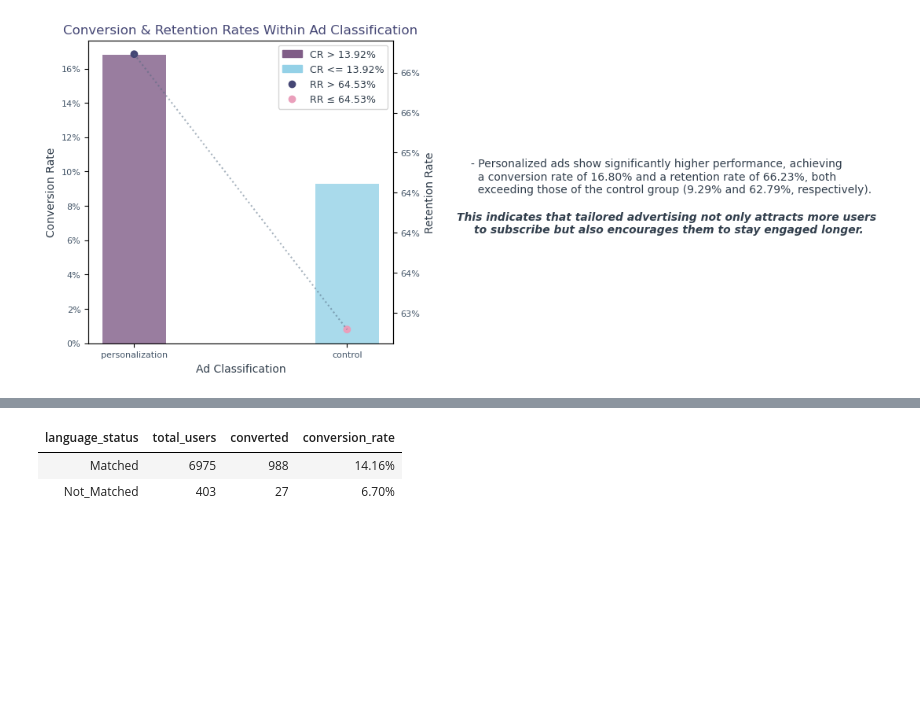
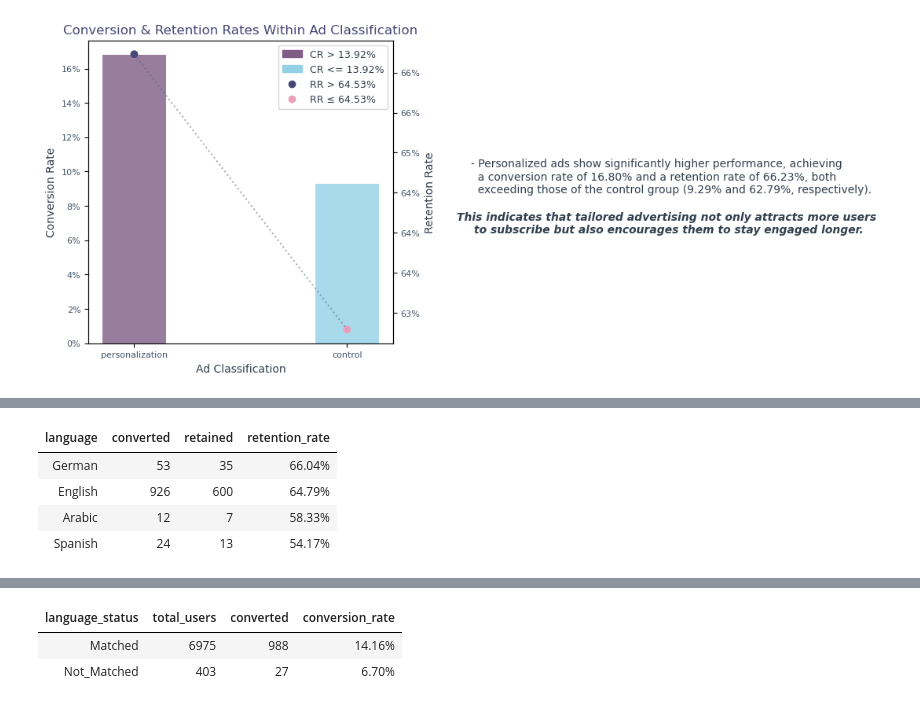
Before and after one commit to hend-a-ghafour/Analyzing_Marketing_Campaigns, a Jupyter notebook: Analyzing_Marketing_Campaigns.ipynb, the cells around one changed output, grey strips where cells are left out. Cells and saved outputs as stored; diff of their text form; code cells hidden in the pictures; blank space fills up the shorter version.

```diff
--- a/Analyzing_Marketing_Campaigns.ipynb
+++ b/Analyzing_Marketing_Campaigns.ipynb
@@ -1196,0 +1218,18 @@ plt.show();
+# %%
+# Calculating Retention Rate across Displayed Languages
+retained_displayed_lang=retained_users.groupby('language_displayed').user_id.nunique().reset_index()\
+                             .rename(columns={'language_displayed':'language','user_id':'retained'})
+
+retention_displayed_lang = converted_displayed_lang.merge(retained_displayed_lang, on='language')
+
+retention_displayed_lang['retention_rate']=retention_displayed_lang['retained']/retention_displayed_lang['converted']
+
+retention_displayed_lang=retention_displayed_lang.sort_values('retention_rate', ascending=False)
+
+retention_displayed_lang.style.hide().format({'retention_rate':'{:,.2%}'})
+# %% [output]
+| language | converted | retained | retention_rate |
+| German | 53 | 35 | 66.04% |
+| English | 926 | 600 | 64.79% |
+| Arabic | 12 | 7 | 58.33% |
+| Spanish | 24 | 13 | 54.17% |
```
Also changed, not shown: parts of 6 cells of this notebook.
